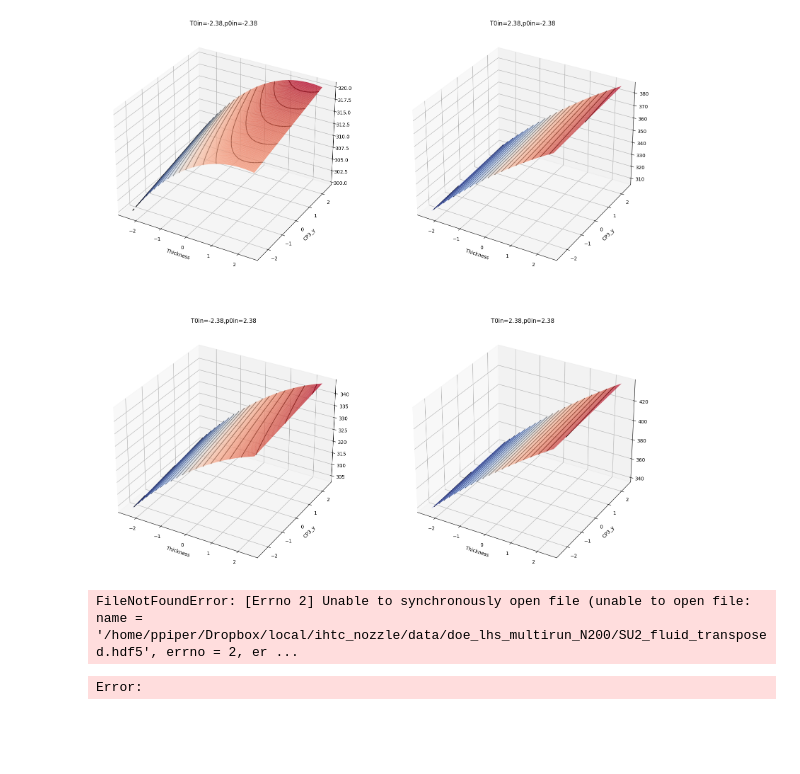
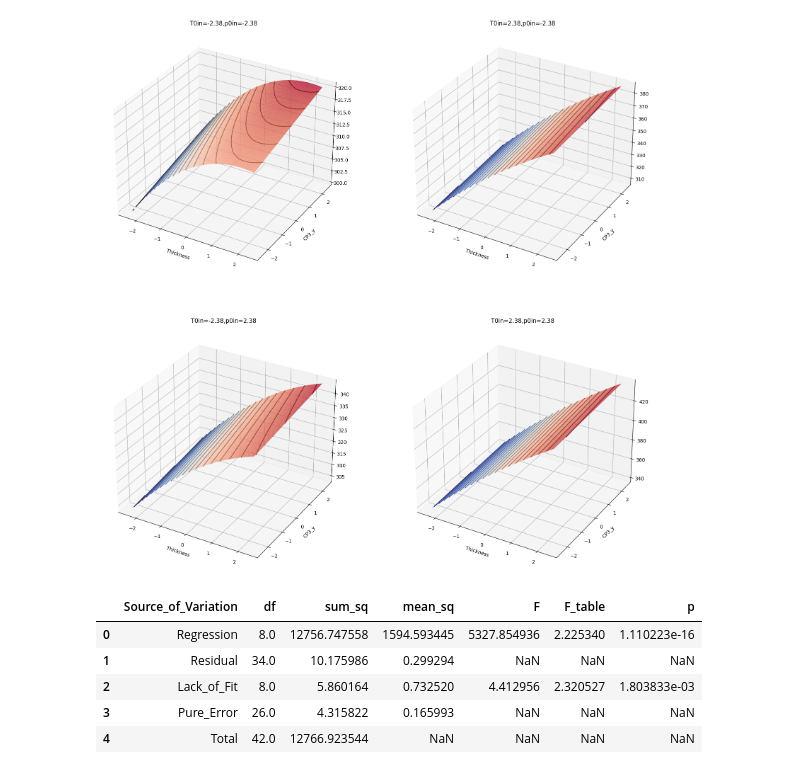
Before and after one commit to properallan/frog, a Jupyter notebook: examples/experimental_planning_ccd_levels.ipynb, the cells around one changed output. Cells and saved outputs as stored; diff of their text form; code cells hidden in the pictures; blank space fills up the shorter version.

```diff
--- a/examples/experimental_planning_ccd_levels.ipynb
+++ b/examples/experimental_planning_ccd_levels.ipynb
@@ -156,14 +146,3 @@ for i, lvl1 in enumerate(levels):
 plt.show()
 # %% [output]
 [figure]
-# %%
-hfdh = HDF5Handler(
-    datapath='/home/ppiper/Dropbox/local/ihtc_nozzle/data/doe_lhs_multirun_N200/SU2_fluid_transposed.hdf5',
-    datasets = ['Pressure', 'Temperature', 'Mach', 'Heat_Flux'],
-)
-# %% [output]
-FileNotFoundError: [Errno 2] Unable to synchronously open file (unable to open file: name = '/home/ppiper/Dropbox/local/ihtc_nozzle/data/doe_lhs_multirun_N200/SU2_fluid_transposed.hdf5', errno = 2, er ...
-# %%
-hfdh.datapath
-# %% [output]
-Error:
@@ -173,0 +149,9 @@ h5py.File()
+# %%
+sig_fm.lack_of_fit()
+# %% [output]
+|  | Source_of_Variation | df | sum_sq | mean_sq | F | F_table | p |
+| 0 | Regression | 8.0 | 12756.747558 | 1594.593445 | 5327.854936 | 2.225340 | 1.110223e-16 |
+| 1 | Residual | 34.0 | 10.175986 | 0.299294 | NaN | NaN | NaN |
+| 2 | Lack_of_Fit | 8.0 | 5.860164 | 0.732520 | 4.412956 | 2.320527 | 1.803833e-03 |
+| 3 | Pure_Error | 26.0 | 4.315822 | 0.165993 | NaN | NaN | NaN |
+| 4 | Total | 42.0 | 12766.923544 | NaN | NaN | NaN | NaN |
```
Also changed, not shown: parts of 7 cells of this notebook, 1 other file.
